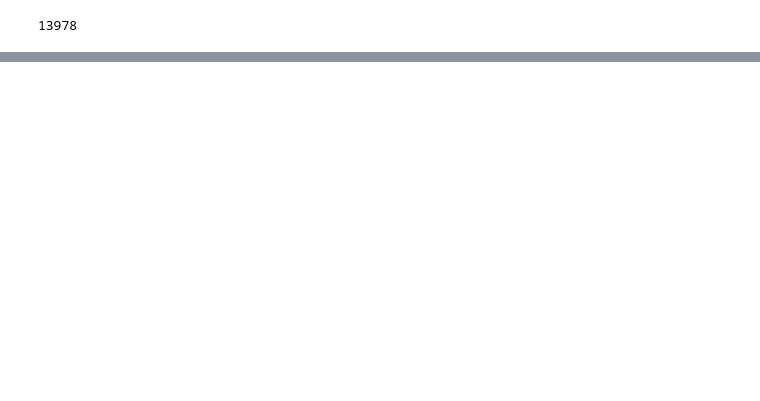
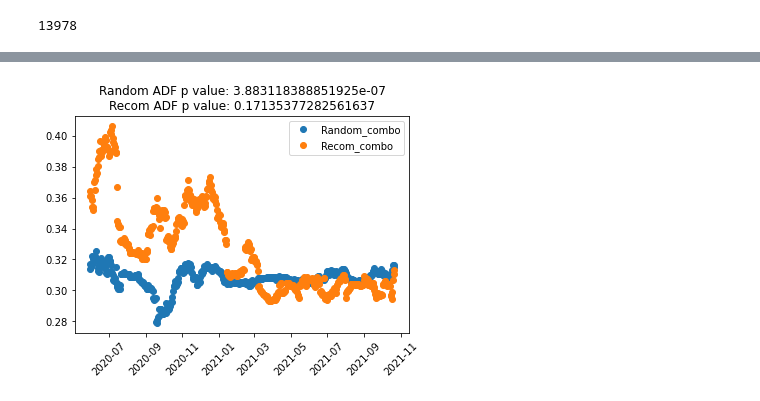
Before and after one commit to Takkoona/fixynergy, a Jupyter notebook: 6_linkage_comparison.ipynb, the cells around one changed output, grey strips where cells are left out. Cells and saved outputs as stored; diff of their text form; code cells hidden in the pictures; blank space fills up the shorter version.

Commit message:
Stationarity test

```diff
--- a/6_linkage_comparison.ipynb
+++ b/6_linkage_comparison.ipynb
@@ -131,0 +159,27 @@ len(fixation_combo.difference(recommended_combo))
+# %%
+ma_days = 30
+
+future_combo_stat_dated["Hit_avg"] = future_combo_stat_dated["Hit"].rolling(ma_days).mean()
+future_combo_stat_dated["Hit_recom_avg"] = future_combo_stat_dated["Hit_recom"].rolling(ma_days).mean()
+future_combo_stat_dated["Hit_random_avg"] = future_combo_stat_dated["Hit_random"].rolling(ma_days).mean()
+future_combo_stat_ma = future_combo_stat_dated.dropna()
+# %%
+recom_p = adfuller(future_combo_stat_ma["Hit_recom"] / future_combo_stat_ma["Hit"])[1]
+random_p = adfuller(future_combo_stat_ma["Hit_random"] / future_combo_stat_ma["Hit"])[1]
+
+plt.plot_date(
+    future_combo_stat_ma.index,
+    future_combo_stat_ma["Hit_random_avg"] / future_combo_stat_ma["Hit_avg"],
+    label="Random_combo"
+)
+plt.plot_date(
+    future_combo_stat_ma.index,
+    future_combo_stat_ma["Hit_recom_avg"] / future_combo_stat_ma["Hit_avg"],
+    label="Recom_combo"
+)
+plt.xticks(rotation=45)
+plt.legend()
+plt.title(f"Random ADF p value: {random_p}\nRecom ADF p value: {recom_p}")
+plt.savefig("plots/stationarity.pdf", bbox_inches="tight")
+# %% [output]
+[figure, added]
```
Also changed, not shown: parts of 16 cells of this notebook, 6 other files.
